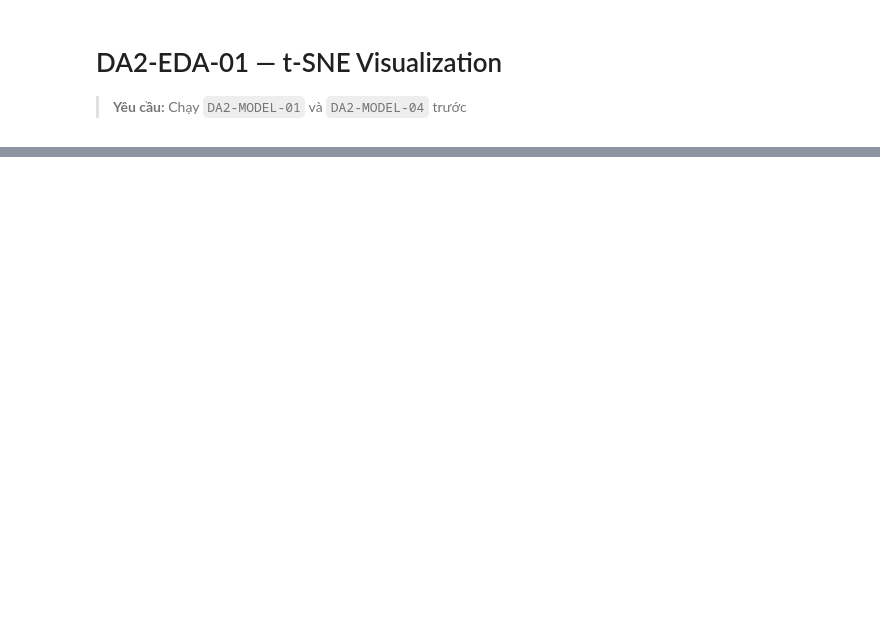
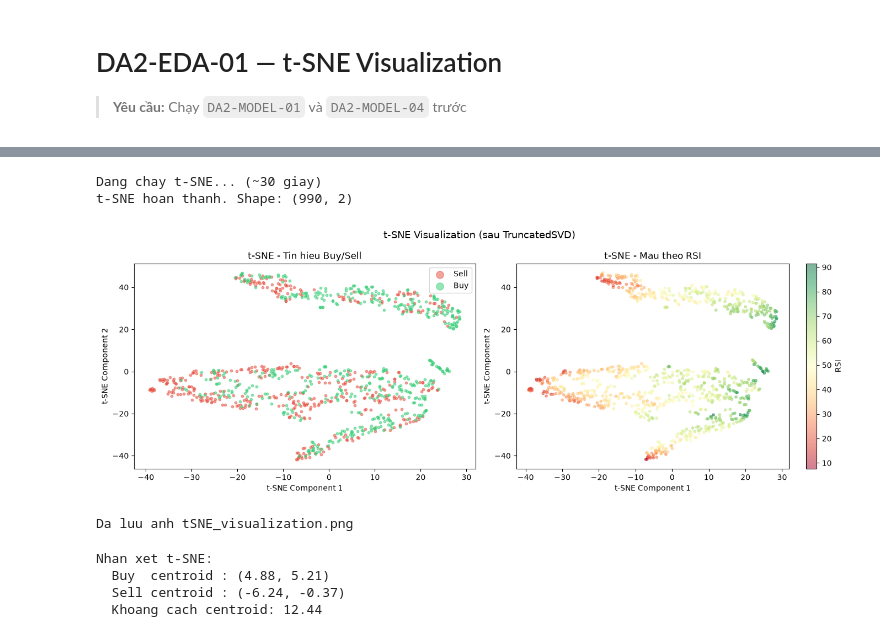
Before and after one commit to minhquy017/bigdata, a Jupyter notebook: work/sv4/DA2-EDA-01/DA2_EDA_01_tSNE.ipynb, the cells around one changed output, grey strips where cells are left out. Saved outputs shown, nothing was run; the diff lists cells and outputs as text; code cells hidden in the pictures; blank space fills up the shorter version.

```diff
--- a/work/sv4/DA2-EDA-01/DA2_EDA_01_tSNE.ipynb
+++ b/work/sv4/DA2-EDA-01/DA2_EDA_01_tSNE.ipynb
@@ -21,43 +22,50 @@ print(f'X_svd: {X_svd.shape} | y_all: {y_all.shape}')
 # %%
-print('Đang chạy t-SNE... (~30 giây)')
+print('Dang chay t-SNE... (~30 giay)')
 tsne = TSNE(n_components=2, perplexity=30, random_state=42,
-            n_iter=1000, learning_rate='auto', init='pca')
+            max_iter=1000, learning_rate='auto', init='pca')
 X_tsne = tsne.fit_transform(X_svd)
-print('t-SNE hoàn thành. Shape:', X_tsne.shape)
+print('t-SNE hoan thanh. Shape:', X_tsne.shape)
+# %% [output]
+Dang chay t-SNE... (~30 giay)
+t-SNE hoan thanh. Shape: (990, 2)
 # %%
 fig, axes = plt.subplots(1, 2, figsize=(14, 5))
 
-# Plot 1: Buy vs Sell
 for val, name, color in zip([0, 1], ['Sell', 'Buy'], ['#e74c3c', '#2ecc71']):
     mask = y_all == val
     axes[0].scatter(X_tsne[mask, 0], X_tsne[mask, 1],
                     c=color, label=name, alpha=0.5, s=10)
-axes[0].set_title('t-SNE — Tín hiệu Buy/Sell')
+axes[0].set_title('t-SNE - Tin hieu Buy/Sell')
 axes[0].set_xlabel('t-SNE Component 1')
 axes[0].set_ylabel('t-SNE Component 2')
 axes[0].legend(markerscale=3)
 
-# Plot 2: màu theo RSI
 sc = axes[1].scatter(X_tsne[:, 0], X_tsne[:, 1],
                      c=df['RSI'].values, cmap='RdYlGn', alpha=0.5, s=10)
 plt.colorbar(sc, ax=axes[1], label='RSI')
-axes[1].set_title('t-SNE — Màu theo RSI')
+axes[1].set_title('t-SNE - Mau theo RSI')
 axes[1].set_xlabel('t-SNE Component 1')
 axes[1].set_ylabel('t-SNE Component 2')
 
 plt.suptitle('t-SNE Visualization (sau TruncatedSVD)', fontsize=13)
 plt.tight_layout()
 plt.savefig('/home/jovyan/work/sv4/DA2-EDA-01/tSNE_visualization.png', dpi=150, bbox_inches='tight')
 plt.show()
-print('Đã lưu ảnh tSNE_visualization.png')
+print('Da luu anh tSNE_visualization.png')
+# %% [output]
+[figure, added]
+Da luu anh tSNE_visualization.png
 # %%
-# Nhận xét
 buy_tsne  = X_tsne[y_all == 1]
 sell_tsne = X_tsne[y_all == 0]
-print('Nhận xét t-SNE:')
+print('Nhan xet t-SNE:')
 print(f'  Buy  centroid : ({buy_tsne[:,0].mean():.2f}, {buy_tsne[:,1].mean():.2f})')
 print(f'  Sell centroid : ({sell_tsne[:,0].mean():.2f}, {sell_tsne[:,1].mean():.2f})')
 dist = np.sqrt((buy_tsne[:,0].mean()-sell_tsne[:,0].mean())**2 +
                (buy_tsne[:,1].mean()-sell_tsne[:,1].mean())**2)
-print(f'  Khoảng cách centroid: {dist:.2f}')
-print('  → Nếu khoảng cách lớn: Buy/Sell tách được rõ trong không gian 2D')
+print(f'  Khoang cach centroid: {dist:.2f}')
+# %% [output]
+Nhan xet t-SNE:
+  Buy  centroid : (4.88, 5.21)
+  Sell centroid : (-6.24, -0.37)
+  Khoang cach centroid: 12.44
```
Also changed, not shown: parts of 1 cell of this notebook, 8 other files.
